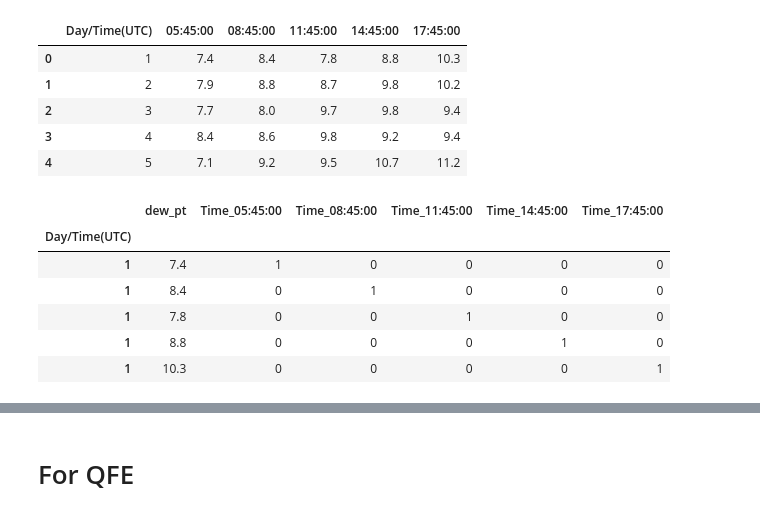
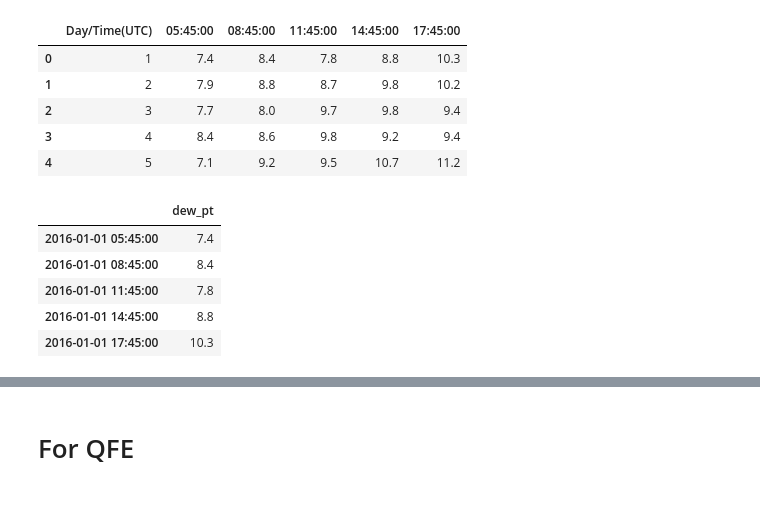
Before and after one commit to kaushu42/weather-forecast-nepal, a Jupyter notebook: preprocess.ipynb, the cells around one changed output, grey strips where cells are left out. Saved outputs shown, nothing was run; the diff lists cells and outputs as text; code cells hidden in the pictures.

```diff
--- a/preprocess.ipynb
+++ b/preprocess.ipynb
@@ -49,17 +57,17 @@ df.head()
 | 4 | 5 | 7.1 | 9.2 | 9.5 | 10.7 | 11.2 |
 # %%
 df = df.set_index('Day/Time(UTC)').stack().reset_index().set_index('Day/Time(UTC)')
-df.columns = ['Time', 'dew_pt']
-df = pd.get_dummies(df)
+df.index = pd.to_datetime([f'Jan {x}, 2016 {y}' for x, y in zip(df.index, df['level_1'])])
+df.drop('level_1', axis=1, inplace=True)
+df.columns = ['dew_pt']
 df.head()
 # %% [output]
-|  | dew_pt | Time_05:45:00 | Time_08:45:00 | Time_11:45:00 | Time_14:45:00 | Time_17:45:00 |
-| Day/Time(UTC) |  |  |  |  |  |  |
-| 1 | 7.4 | 1 | 0 | 0 | 0 | 0 |
-| 1 | 8.4 | 0 | 1 | 0 | 0 | 0 |
-| 1 | 7.8 | 0 | 0 | 1 | 0 | 0 |
-| 1 | 8.8 | 0 | 0 | 0 | 1 | 0 |
-| 1 | 10.3 | 0 | 0 | 0 | 0 | 1 |
+|  | dew_pt |
+| 2016-01-01 05:45:00 | 7.4 |
+| 2016-01-01 08:45:00 | 8.4 |
+| 2016-01-01 11:45:00 | 7.8 |
+| 2016-01-01 14:45:00 | 8.8 |
+| 2016-01-01 17:45:00 | 10.3 |
 # %%
 main_df['dew_pt'] = df['dew_pt']
 main_df.head()
```
Also changed, not shown: parts of 11 cells of this notebook.
